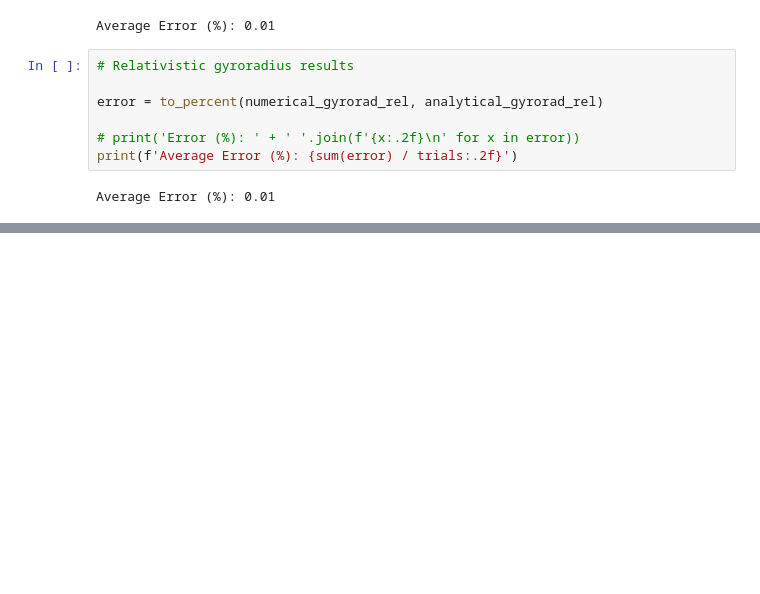
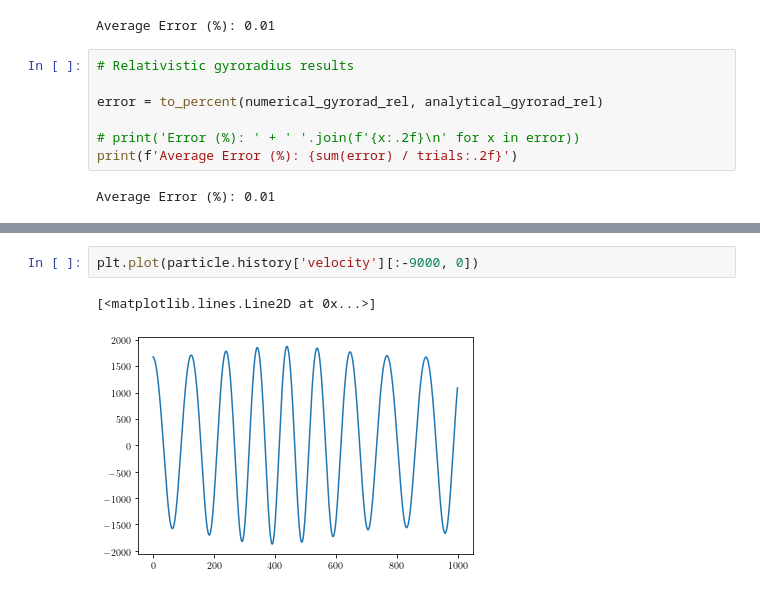
Before and after one commit to zbeever/cpt-solver, a Jupyter notebook: validation.ipynb, the cells around one changed output, grey strips where cells are left out. Drawn from its saved outputs; the diff is of its cells as text; blank space fills up the shorter version.

```diff
--- a/validation.ipynb
+++ b/validation.ipynb
@@ -268,0 +347,5 @@ Average Error (%): 0.01
+# %%
+plt.plot(particle.history['velocity'][:-9000, 0])
+# %% [output]
+[<matplotlib.lines.Line2D at 0x...>]
+[figure, added]
```
Also changed, not shown: parts of 15 cells of this notebook.
